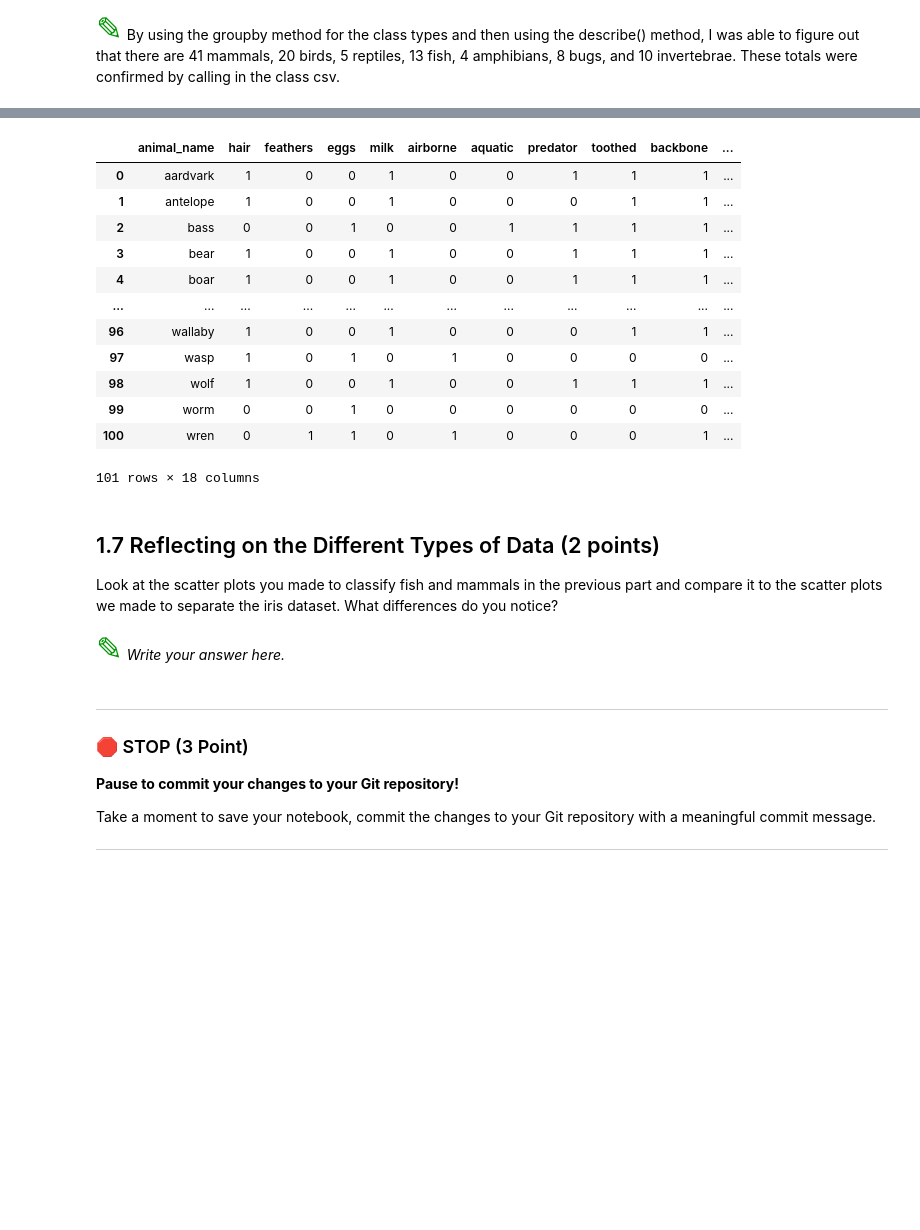
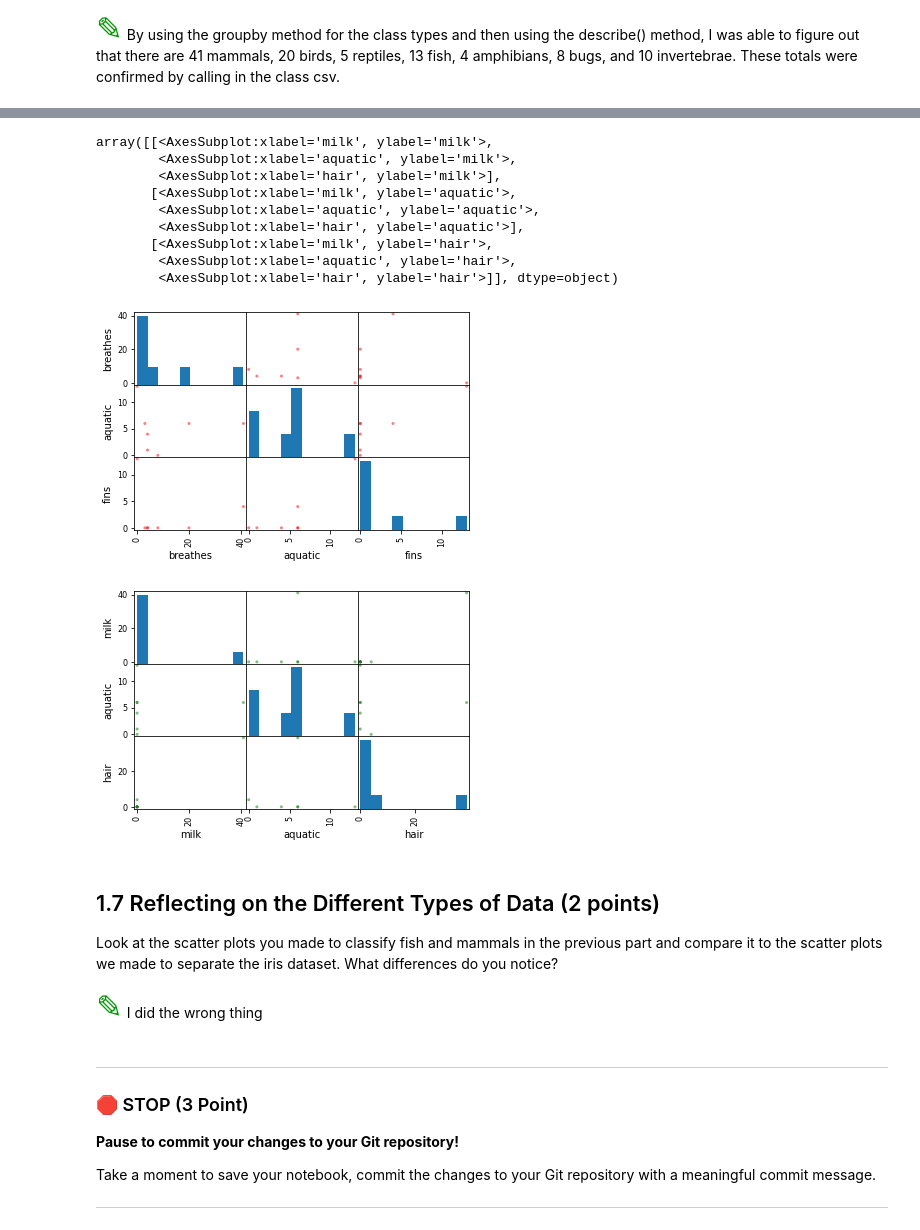
Before and after one commit to JaviContre/Javier-CMSE202, a Jupyter notebook: hw-02/HW-02_PandasAndObjects-STUDENT.ipynb, the cells around one changed output, grey strips where cells are left out. Drawn from its saved outputs; the diff is of its cells as text; code cells hidden in the pictures; blank space fills up the shorter version.

```diff
--- a/hw-02/HW-02_PandasAndObjects-STUDENT.ipynb
+++ b/hw-02/HW-02_PandasAndObjects-STUDENT.ipynb
@@ -129,28 +145,28 @@ class_csv
 # %%
 #Write your code here
 import matplotlib.pyplot as plt
-%matplotlib inline
-zoo_df
+fish = zoo_df.groupby(["class_type"])[["breathes","aquatic",'fins']].sum()
+mammals = zoo_df.groupby(["class_type"])[["milk","aquatic","hair"]].sum()
+scatter_matrix(fish,color = "red")
+scatter_matrix(mammals, color = "green")
 # %% [output]
-|  | animal_name | hair | feathers | eggs | milk | airborne | aquatic | predator | toothed | backbone | ... |
-| 0 | aardvark | 1 | 0 | 0 | 1 | 0 | 0 | 1 | 1 | 1 | ... |
-| 1 | antelope | 1 | 0 | 0 | 1 | 0 | 0 | 0 | 1 | 1 | ... |
-| 2 | bass | 0 | 0 | 1 | 0 | 0 | 1 | 1 | 1 | 1 | ... |
-| 3 | bear | 1 | 0 | 0 | 1 | 0 | 0 | 1 | 1 | 1 | ... |
-| 4 | boar | 1 | 0 | 0 | 1 | 0 | 0 | 1 | 1 | 1 | ... |
-| ... | ... | ... | ... | ... | ... | ... | ... | ... | ... | ... | ... |
-| 96 | wallaby | 1 | 0 | 0 | 1 | 0 | 0 | 0 | 1 | 1 | ... |
-| 97 | wasp | 1 | 0 | 1 | 0 | 1 | 0 | 0 | 0 | 0 | ... |
-| 98 | wolf | 1 | 0 | 0 | 1 | 0 | 0 | 1 | 1 | 1 | ... |
-| 99 | worm | 0 | 0 | 1 | 0 | 0 | 0 | 0 | 0 | 0 | ... |
-| 100 | wren | 0 | 1 | 1 | 0 | 1 | 0 | 0 | 0 | 1 | ... |
-101 rows × 18 columns
+array([[<AxesSubplot:xlabel='milk', ylabel='milk'>,
+        <AxesSubplot:xlabel='aquatic', ylabel='milk'>,
+        <AxesSubplot:xlabel='hair', ylabel='milk'>],
+       [<AxesSubplot:xlabel='milk', ylabel='aquatic'>,
+        <AxesSubplot:xlabel='aquatic', ylabel='aquatic'>,
+        <AxesSubplot:xlabel='hair', ylabel='aquatic'>],
+       [<AxesSubplot:xlabel='milk', ylabel='hair'>,
+        <AxesSubplot:xlabel='aquatic', ylabel='hair'>,
+        <AxesSubplot:xlabel='hair', ylabel='hair'>]], dtype=object)
+[figure, added]
+[figure, added]
 # %% [markdown]
 ## 1.7 Reflecting on the Different Types of Data (2 points)
 
 Look at the scatter plots you made to classify fish and mammals in the previous part and compare it to the scatter plots we made to separate the iris dataset. What differences do you notice?
 # %% [markdown]
-<font size=6 color="#009600">&#9998;</font> *Write your answer here.*
+<font size=6 color="#009600">&#9998;</font> I did the wrong thing
 # %% [markdown]
 ---
 ### &#128721; STOP (3 Point)
```
Also changed, not shown: parts of 3 cells of this notebook.
